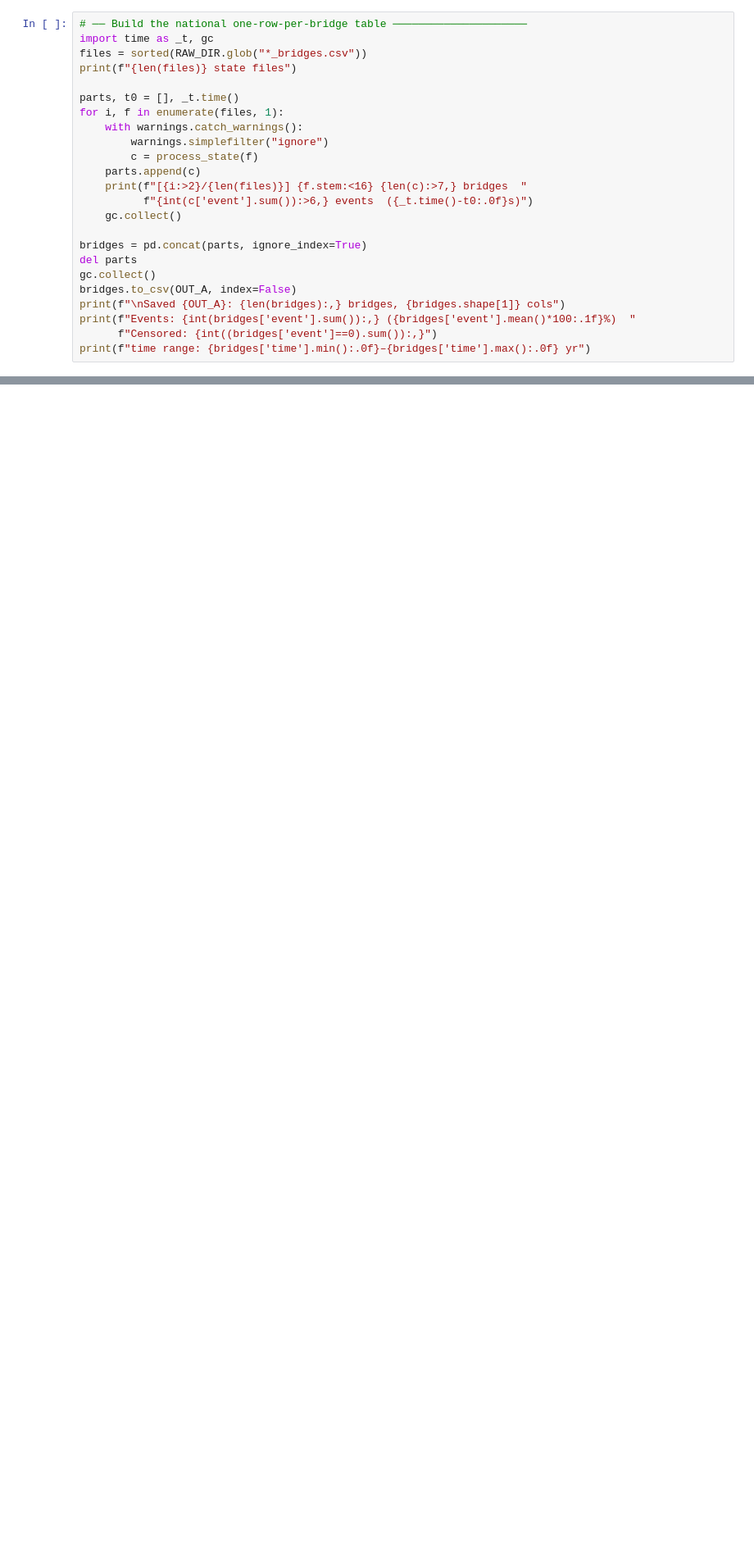
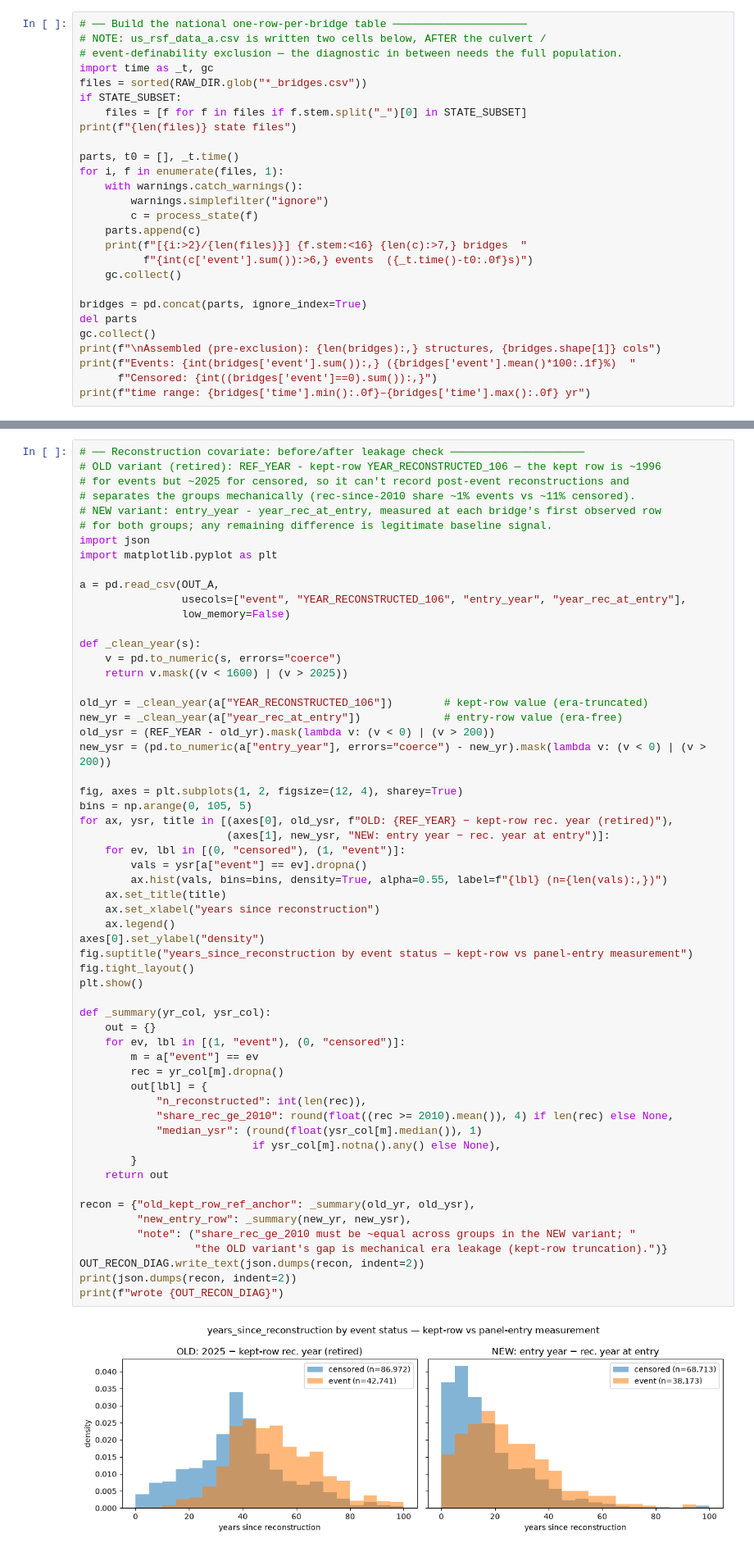
Before and after one commit to joshuacgauvin/Bridge_project_pt2, a Jupyter notebook: Bridges_all_of_US/build_national_rsf_dataset.ipynb, the cells around one changed output, grey strips where cells are left out. Shown at 82% size. Saved outputs shown, nothing was run; the diff lists cells and outputs as text; blank space fills up the shorter version.

```diff
--- a/Bridges_all_of_US/build_national_rsf_dataset.ipynb
+++ b/Bridges_all_of_US/build_national_rsf_dataset.ipynb
@@ -233,7 +277,11 @@ print("helpers defined")
 # %%
 # ── Build the national one-row-per-bridge table ─────────────────────
+# NOTE: us_rsf_data_a.csv is written two cells below, AFTER the culvert /
+# event-definability exclusion — the diagnostic in between needs the full population.
 import time as _t, gc
 files = sorted(RAW_DIR.glob("*_bridges.csv"))
+if STATE_SUBSET:
+    files = [f for f in files if f.stem.split("_")[0] in STATE_SUBSET]
 print(f"{len(files)} state files")
 
 parts, t0 = [], _t.time()
@@ -249,8 +297,7 @@ for i, f in enumerate(files, 1):
 bridges = pd.concat(parts, ignore_index=True)
 del parts
 gc.collect()
-bridges.to_csv(OUT_A, index=False)
-print(f"\nSaved {OUT_A}: {len(bridges):,} bridges, {bridges.shape[1]} cols")
+print(f"\nAssembled (pre-exclusion): {len(bridges):,} structures, {bridges.shape[1]} cols")
 print(f"Events: {int(bridges['event'].sum()):,} ({bridges['event'].mean()*100:.1f}%)  "
       f"Censored: {int((bridges['event']==0).sum()):,}")
 print(f"time range: {bridges['time'].min():.0f}–{bridges['time'].max():.0f} yr")
@@ -456,0 +622,60 @@ print("NOTE: `bridge_age` == `time` by construction (time is derived from age);
+# %%
+# ── Reconstruction covariate: before/after leakage check ─────────────────────
+# OLD variant (retired): REF_YEAR - kept-row YEAR_RECONSTRUCTED_106 — the kept row is ~1996
+# for events but ~2025 for censored, so it can't record post-event reconstructions and
+# separates the groups mechanically (rec-since-2010 share ~1% events vs ~11% censored).
+# NEW variant: entry_year - year_rec_at_entry, measured at each bridge's first observed row
+# for both groups; any remaining difference is legitimate baseline signal.
+import json
+import matplotlib.pyplot as plt
+
+a = pd.read_csv(OUT_A,
+                usecols=["event", "YEAR_RECONSTRUCTED_106", "entry_year", "year_rec_at_entry"],
+                low_memory=False)
+
+def _clean_year(s):
+    v = pd.to_numeric(s, errors="coerce")
+    return v.mask((v < 1600) | (v > 2025))
+
+old_yr = _clean_year(a["YEAR_RECONSTRUCTED_106"])        # kept-row value (era-truncated)
+new_yr = _clean_year(a["year_rec_at_entry"])             # entry-row value (era-free)
+old_ysr = (REF_YEAR - old_yr).mask(lambda v: (v < 0) | (v > 200))
+new_ysr = (pd.to_numeric(a["entry_year"], errors="coerce") - new_yr).mask(lambda v: (v < 0) | (v > 200))
+
+fig, axes = plt.subplots(1, 2, figsize=(12, 4), sharey=True)
+bins = np.arange(0, 105, 5)
+for ax, ysr, title in [(axes[0], old_ysr, f"OLD: {REF_YEAR} − kept-row rec. year (retired)"),
+                       (axes[1], new_ysr, "NEW: entry year − rec. year at entry")]:
+    for ev, lbl in [(0, "censored"), (1, "event")]:
+        vals = ysr[a["event"] == ev].dropna()
+        ax.hist(vals, bins=bins, density=True, alpha=0.55, label=f"{lbl} (n={len(vals):,})")
+    ax.set_title(title)
+    ax.set_xlabel("years since reconstruction")
+    ax.legend()
+axes[0].set_ylabel("density")
+fig.suptitle("years_since_reconstruction by event status — kept-row vs panel-entry measurement")
+fig.tight_layout()
+plt.show()
+
+def _summary(yr_col, ysr_col):
+    out = {}
+    for ev, lbl in [(1, "event"), (0, "censored")]:
+        m = a["event"] == ev
+        rec = yr_col[m].dropna()
+        out[lbl] = {
+            "n_reconstructed": int(len(rec)),
+            "share_rec_ge_2010": round(float((rec >= 2010).mean()), 4) if len(rec) else None,
+            "median_ysr": (round(float(ysr_col[m].median()), 1)
+                           if ysr_col[m].notna().any() else None),
+        }
+    return out
+
+recon = {"old_kept_row_ref_anchor": _summary(old_yr, old_ysr),
+         "new_entry_row": _summary(new_yr, new_ysr),
+         "note": ("share_rec_ge_2010 must be ~equal across groups in the NEW variant; "
+                  "the OLD variant's gap is mechanical era leakage (kept-row truncation).")}
+OUT_RECON_DIAG.write_text(json.dumps(recon, indent=2))
+print(json.dumps(recon, indent=2))
+print(f"wrote {OUT_RECON_DIAG}")
+# %% [output]
+[figure, added]
```
Also changed, not shown: parts of 10 cells of this notebook, 23 other files.
